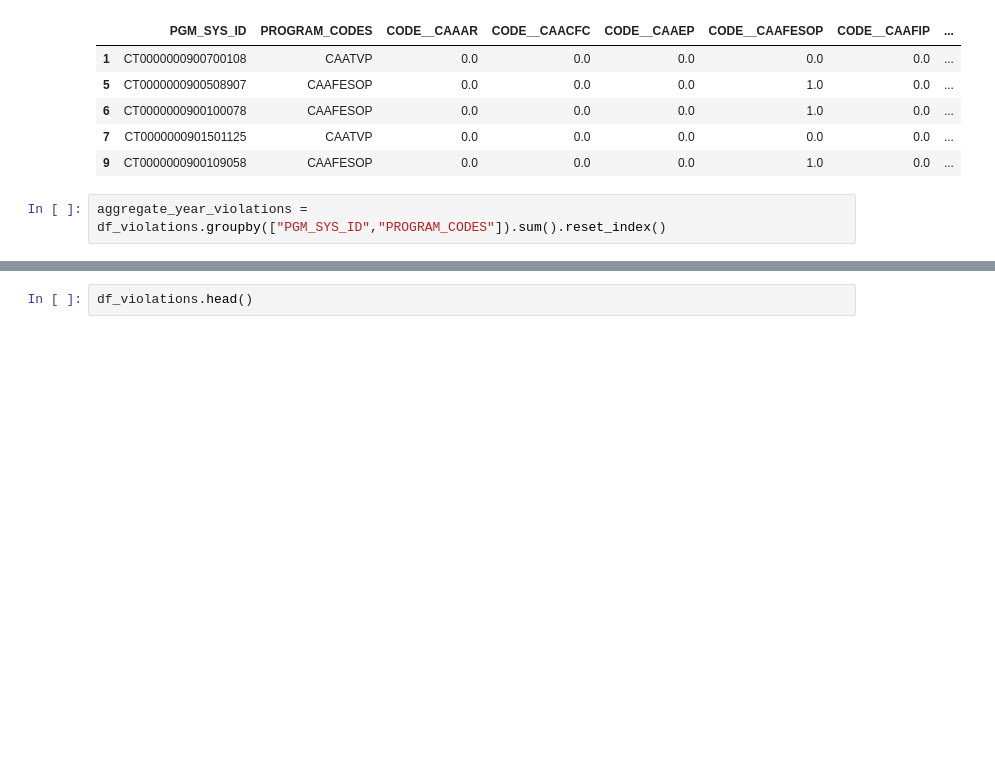
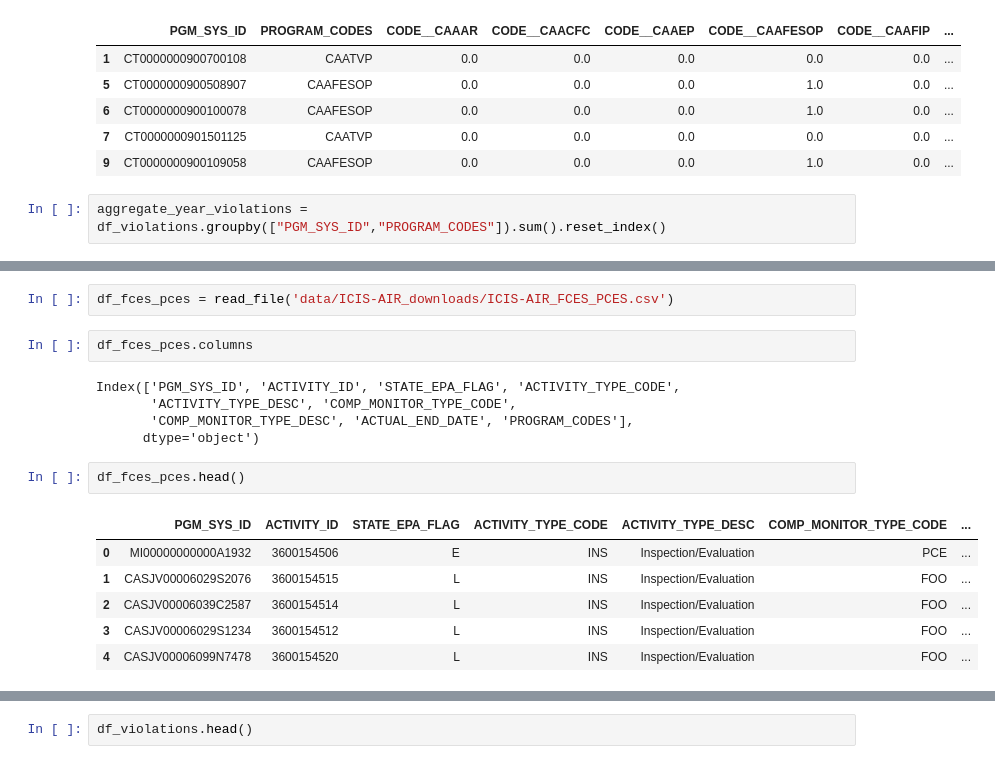
Before and after one commit to Aycrazy/ML_Project, a Jupyter notebook: ICIS_explore_2.ipynb, the cells around one changed output, grey strips where cells are left out. Drawn from its saved outputs; the diff is of its cells as text; blank space fills up the shorter version.

```diff
--- a/ICIS_explore_2.ipynb
+++ b/ICIS_explore_2.ipynb
@@ -360,0 +380,18 @@ aggregate_year_violations = df_violations.groupby(["PGM_SYS_ID","PROGRAM_CODES"]
+# %%
+df_fces_pces = read_file('data/ICIS-AIR_downloads/ICIS-AIR_FCES_PCES.csv')
+# %%
+df_fces_pces.columns
+# %% [output]
+Index(['PGM_SYS_ID', 'ACTIVITY_ID', 'STATE_EPA_FLAG', 'ACTIVITY_TYPE_CODE',
+       'ACTIVITY_TYPE_DESC', 'COMP_MONITOR_TYPE_CODE',
+       'COMP_MONITOR_TYPE_DESC', 'ACTUAL_END_DATE', 'PROGRAM_CODES'],
+      dtype='object')
+# %%
+df_fces_pces.head()
+# %% [output]
+|  | PGM_SYS_ID | ACTIVITY_ID | STATE_EPA_FLAG | ACTIVITY_TYPE_CODE | ACTIVITY_TYPE_DESC | COMP_MONITOR_TYPE_CODE | ... |
+| 0 | MI00000000000A1932 | 3600154506 | E | INS | Inspection/Evaluation | PCE | ... |
+| 1 | CASJV00006029S2076 | 3600154515 | L | INS | Inspection/Evaluation | FOO | ... |
+| 2 | CASJV00006039C2587 | 3600154514 | L | INS | Inspection/Evaluation | FOO | ... |
+| 3 | CASJV00006029S1234 | 3600154512 | L | INS | Inspection/Evaluation | FOO | ... |
+| 4 | CASJV00006099N7478 | 3600154520 | L | INS | Inspection/Evaluation | FOO | ... |
```
Also changed, not shown: parts of 16 cells of this notebook.
